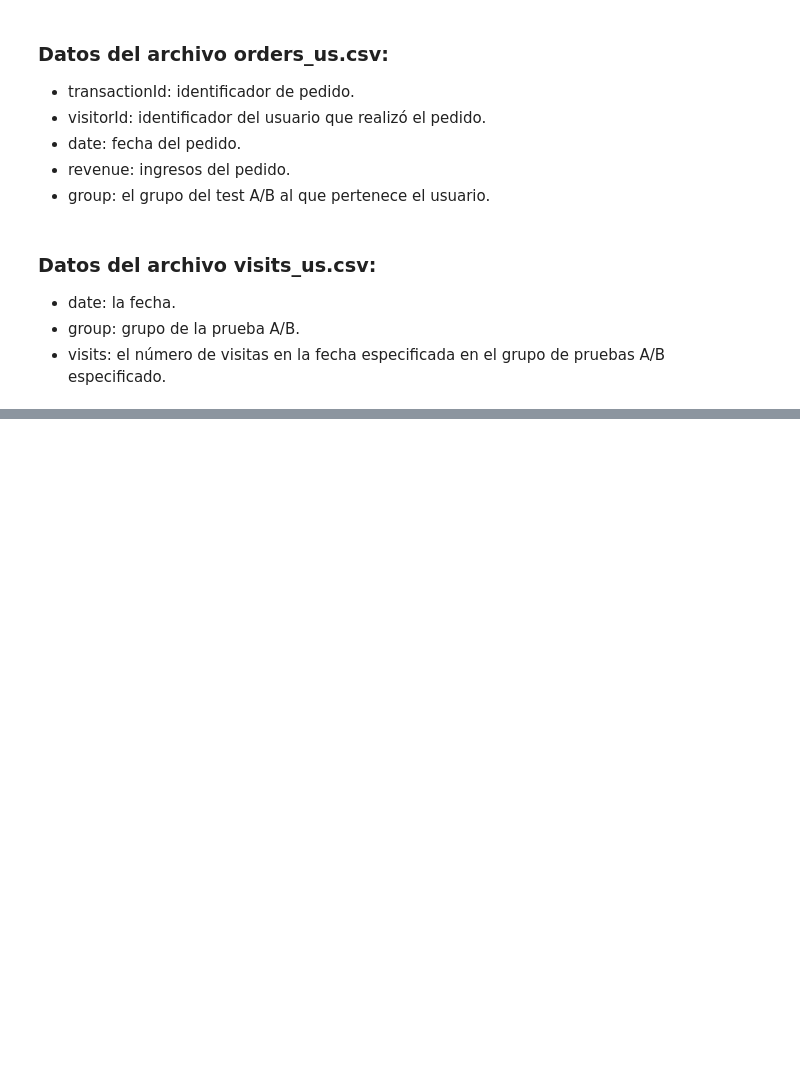
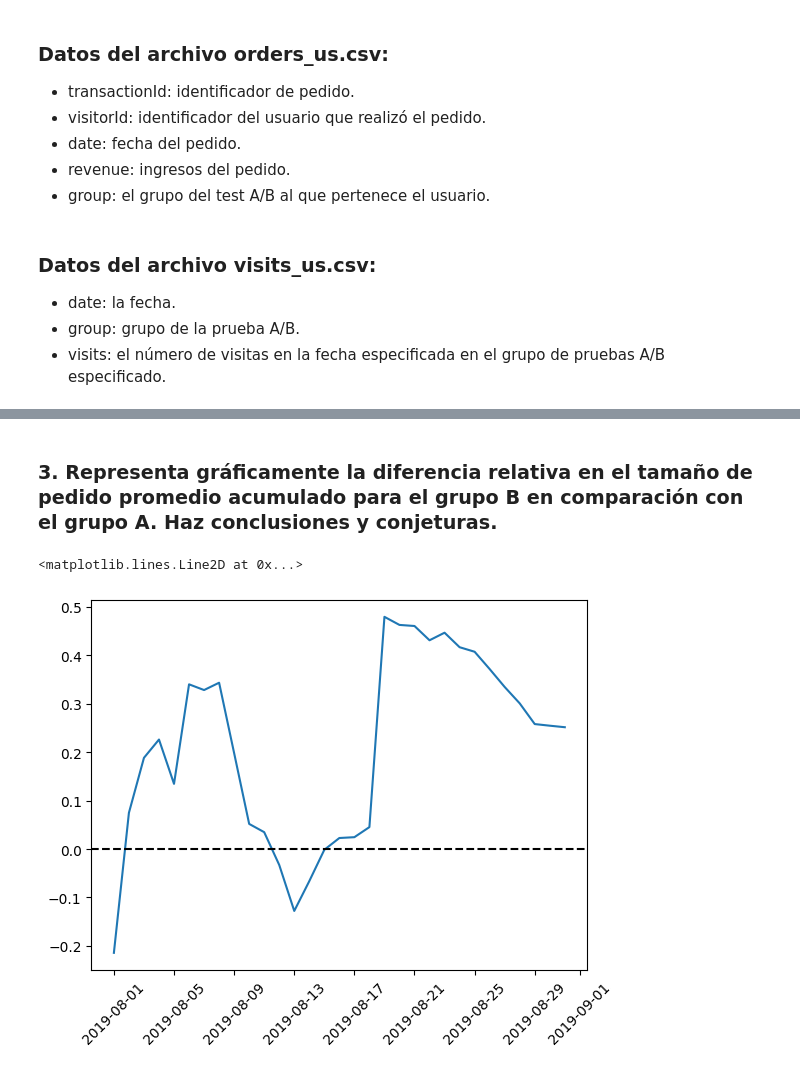
Before and after one commit to pedro-pali/Priorizar_hipotesis_y_Test_A-B, a Jupyter notebook: Proyecto_10.ipynb, the cells around one changed output, grey strips where cells are left out. Drawn from its saved outputs; the diff is of its cells as text; code cells hidden in the pictures; blank space fills up the shorter version.

```diff
--- a/Proyecto_10.ipynb
+++ b/Proyecto_10.ipynb
@@ -144,0 +319,13 @@ Realizaste una prueba A/B y obtuviste los resultados descritos en los archivos o
+# %% [markdown]
+### 3. Representa gráficamente la diferencia relativa en el tamaño de pedido promedio acumulado para el grupo B en comparación con el grupo A. Haz conclusiones y conjeturas.
+# %%
+# Guardamos todos los datos en un nuevo DF llamándolo mergeCumulativeRevenue
+mergedCumulativeRevenue = cumulativeRevenueA.merge(cumulativeRevenueB, left_on='date', right_on='date', how='left', suffixes=['A', 'B'])
+
+# Calculamos la diferencia relativa y la graficamos
+plt.plot(mergedCumulativeRevenue['date'], (mergedCumulativeRevenue['revenueB']/mergedCumulativeRevenue['ordersB'])/(mergedCumulativeRevenue['revenueA']/mergedCumulativeRevenue['ordersA'])-1)
+plt.xticks(rotation= 45)
+plt.axhline(y=0, color='black', linestyle='--')
+# %% [output]
+<matplotlib.lines.Line2D at 0x...>
+[figure, added]
```
Also changed, not shown: parts of 21 cells of this notebook, 1 other file.
